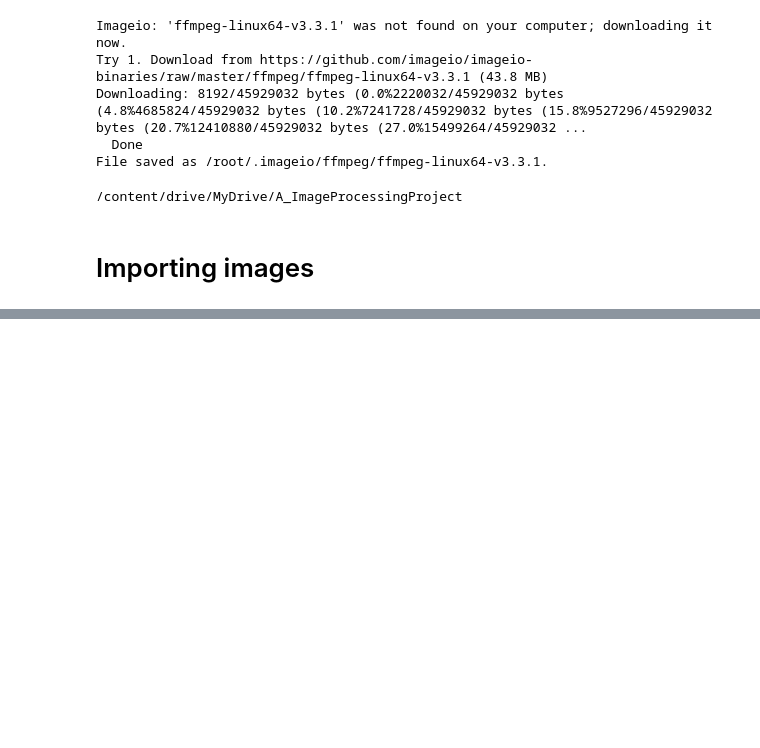
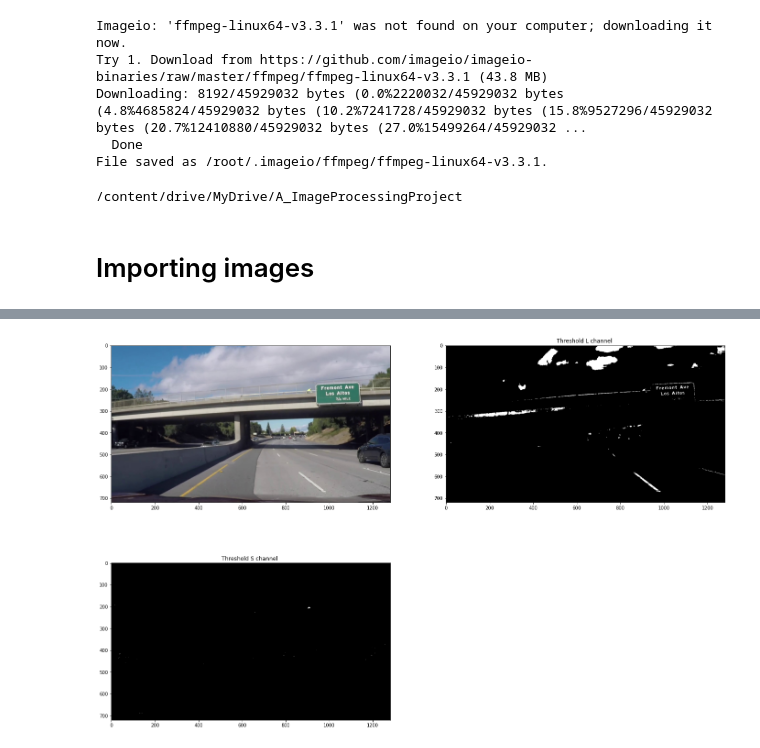
Before and after one commit to MohamedAbdelAzeem/Lane-Detection, a Jupyter notebook: Lane_Detection.ipynb, the cells around one changed output, grey strips where cells are left out. Cells and saved outputs as stored; diff of their text form; code cells hidden in the pictures; blank space fills up the shorter version.

```diff
--- a/Lane_Detection.ipynb
+++ b/Lane_Detection.ipynb
@@ -51,0 +94,39 @@ images2.append(mpimg.imread('test_images/harder_challenge_video_frame_1100.jpg')
+# %%
+def threshold_rel(img, lo, hi):
+    vmin = np.min(img)
+    vmax = np.max(img)
+
+    vlo = vmin + (vmax - vmin) * lo
+    vhi = vmin + (vmax - vmin) * hi
+    return np.uint8((img >= vlo) & (img <= vhi)) * 255
+
+def threshold_abs(img, lo, hi):
+    return np.uint8((img >= lo) & (img <= hi)) * 255
+# %%
+#original image
+f = plt.figure(figsize=(24, 16))
+ax1 = f.add_subplot(2, 2, 1)
+ax1.imshow(images[1])
+
+#convert to HLS
+hls = cv2.cvtColor(images[1], cv2.COLOR_RGB2HLS)
+h_channel = hls[:,:,0]
+l_channel = hls[:,:,1]
+s_channel = hls[:,:,2]
+
+
+thresh_Lchannel =  threshold_rel(l_channel, 0.8, 1.0)
+thresh_Lchannel2 =  threshold_rel(s_channel, 0.8, 1.0)
+
+
+#show image
+ax2 = f.add_subplot(2, 2, 2)
+ax2.imshow(thresh_Lchannel, vmin=0, vmax=255, cmap='gray')
+ax2.title.set_text('Threshold L channel ')
+
+#show image
+ax3 = f.add_subplot(2, 2, 3)
+ax3.imshow(thresh_Lchannel2, vmin=0, vmax=255, cmap='gray')
+ax3.title.set_text('Threshold S channel ')
+# %% [output]
+[figure, added]
```
Also changed, not shown: parts of 6 cells of this notebook.
